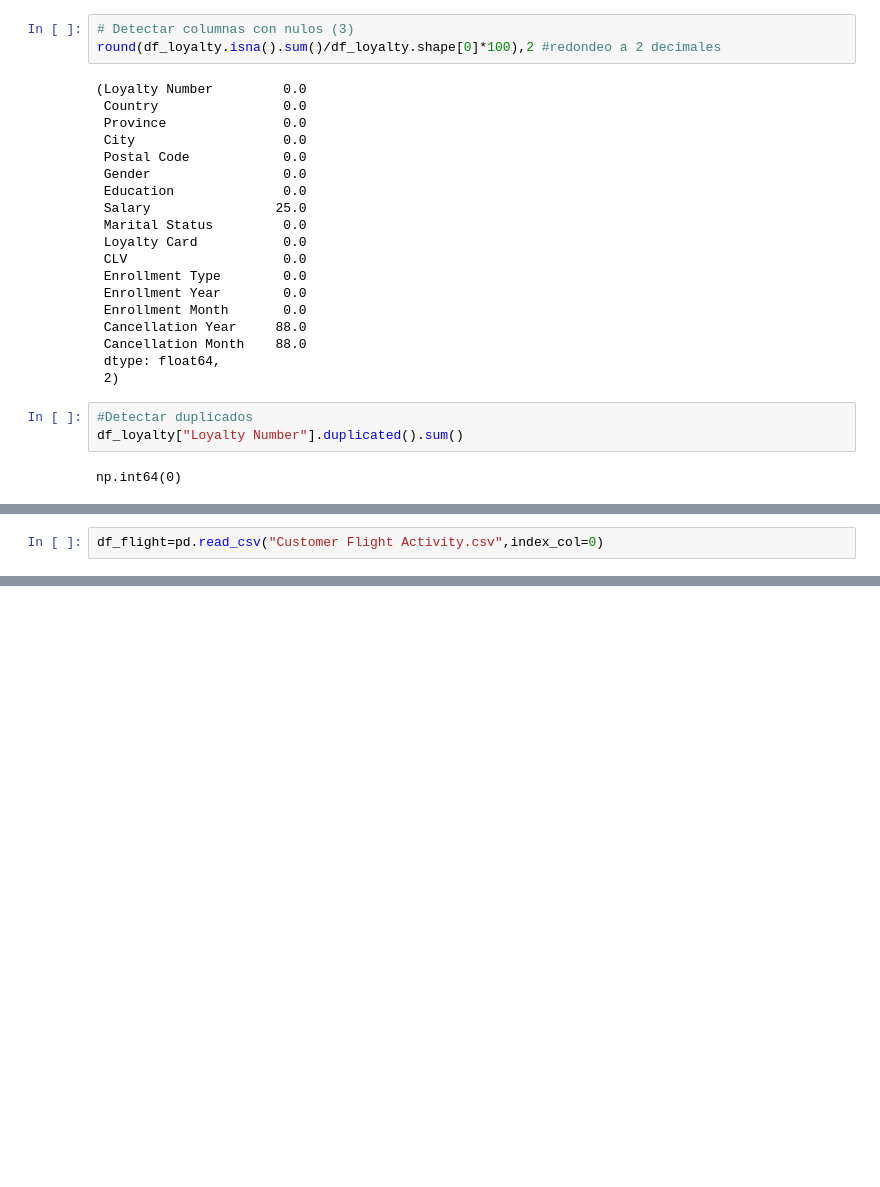
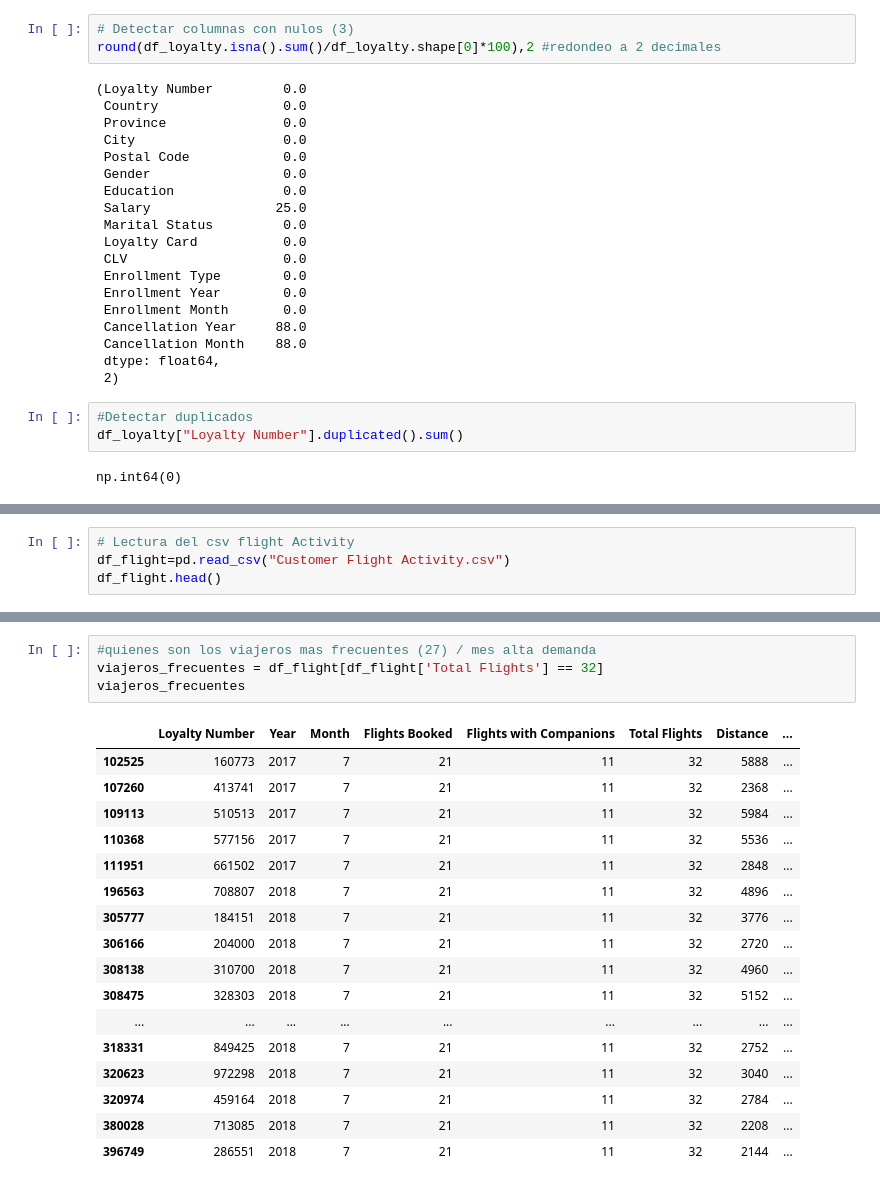
Before and after one commit to Adalab/bda-modulo-3-evaluacion-final-LorenaSerraSanchez, a Jupyter notebook: Examen_mod3.ipynb, the cells around one changed output, grey strips where cells are left out. Drawn from its saved outputs; the diff is of its cells as text; blank space fills up the shorter version.

Commit message:
FASE 1: ANALISIS DATASET FLIGHT ACTIVITY

```diff
--- a/Examen_mod3.ipynb
+++ b/Examen_mod3.ipynb
@@ -122,2 +189,4 @@ clientes_salario_negativo
 # %%
-df_flight=pd.read_csv("Customer Flight Activity.csv",index_col=0)
+# Lectura del csv flight Activity
+df_flight=pd.read_csv("Customer Flight Activity.csv")
+df_flight.head()
@@ -123,0 +254,22 @@ df_flight=pd.read_csv("Customer Flight Activity.csv",index_col=0)
+# %%
+#quienes son los viajeros mas frecuentes (27) / mes alta demanda
+viajeros_frecuentes = df_flight[df_flight['Total Flights'] == 32]
+viajeros_frecuentes
+# %% [output]
+|  | Loyalty Number | Year | Month | Flights Booked | Flights with Companions | Total Flights | Distance | ... |
+| 102525 | 160773 | 2017 | 7 | 21 | 11 | 32 | 5888 | ... |
+| 107260 | 413741 | 2017 | 7 | 21 | 11 | 32 | 2368 | ... |
+| 109113 | 510513 | 2017 | 7 | 21 | 11 | 32 | 5984 | ... |
+| 110368 | 577156 | 2017 | 7 | 21 | 11 | 32 | 5536 | ... |
+| 111951 | 661502 | 2017 | 7 | 21 | 11 | 32 | 2848 | ... |
+| 196563 | 708807 | 2018 | 7 | 21 | 11 | 32 | 4896 | ... |
+| 305777 | 184151 | 2018 | 7 | 21 | 11 | 32 | 3776 | ... |
+| 306166 | 204000 | 2018 | 7 | 21 | 11 | 32 | 2720 | ... |
+| 308138 | 310700 | 2018 | 7 | 21 | 11 | 32 | 4960 | ... |
+| 308475 | 328303 | 2018 | 7 | 21 | 11 | 32 | 5152 | ... |
+| ... | ... | ... | ... | ... | ... | ... | ... | ... |
+| 318331 | 849425 | 2018 | 7 | 21 | 11 | 32 | 2752 | ... |
+| 320623 | 972298 | 2018 | 7 | 21 | 11 | 32 | 3040 | ... |
+| 320974 | 459164 | 2018 | 7 | 21 | 11 | 32 | 2784 | ... |
+| 380028 | 713085 | 2018 | 7 | 21 | 11 | 32 | 2208 | ... |
+| 396749 | 286551 | 2018 | 7 | 21 | 11 | 32 | 2144 | ... |
```
Also changed, not shown: parts of 15 cells of this notebook.
